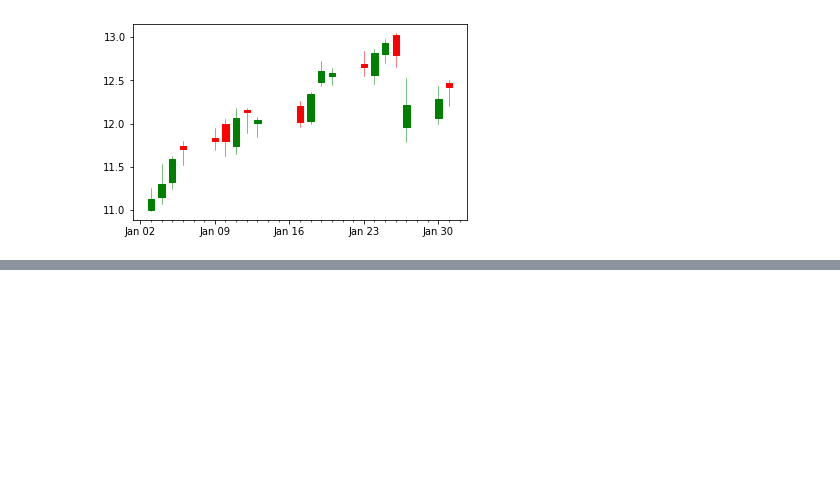
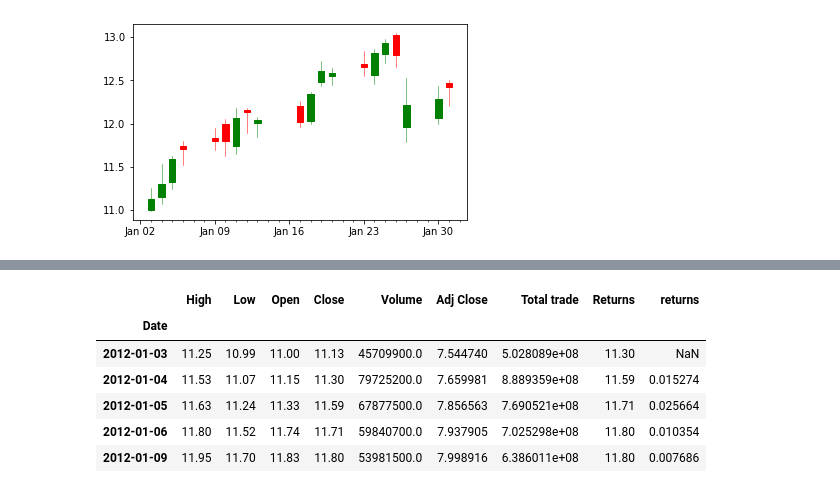
Before and after one commit to micka-sudo/analyse_bourse, a Jupyter notebook: analyse_tesla.ipynb, the cells around one changed output, grey strips where cells are left out. Saved outputs shown, nothing was run; the diff lists cells and outputs as text; code cells hidden in the pictures; blank space fills up the shorter version.

```diff
--- a/analyse_tesla.ipynb
+++ b/analyse_tesla.ipynb
@@ -161,0 +191,10 @@ candlestick_ohlc(ax, ford_values, width=0.6, colorup='g',colordown='r');
+# %%
+ford.head()
+# %% [output]
+|  | High | Low | Open | Close | Volume | Adj Close | Total trade | Returns | returns |
+| Date |  |  |  |  |  |  |  |  |  |
+| 2012-01-03 | 11.25 | 10.99 | 11.00 | 11.13 | 45709900.0 | 7.544740 | 5.028089e+08 | 11.30 | NaN |
+| 2012-01-04 | 11.53 | 11.07 | 11.15 | 11.30 | 79725200.0 | 7.659981 | 8.889359e+08 | 11.59 | 0.015274 |
+| 2012-01-05 | 11.63 | 11.24 | 11.33 | 11.59 | 67877500.0 | 7.856563 | 7.690521e+08 | 11.71 | 0.025664 |
+| 2012-01-06 | 11.80 | 11.52 | 11.74 | 11.71 | 59840700.0 | 7.937905 | 7.025298e+08 | 11.80 | 0.010354 |
+| 2012-01-09 | 11.95 | 11.70 | 11.83 | 11.80 | 53981500.0 | 7.998916 | 6.386011e+08 | 11.80 | 0.007686 |
```
Also changed, not shown: parts of 7 cells of this notebook.
